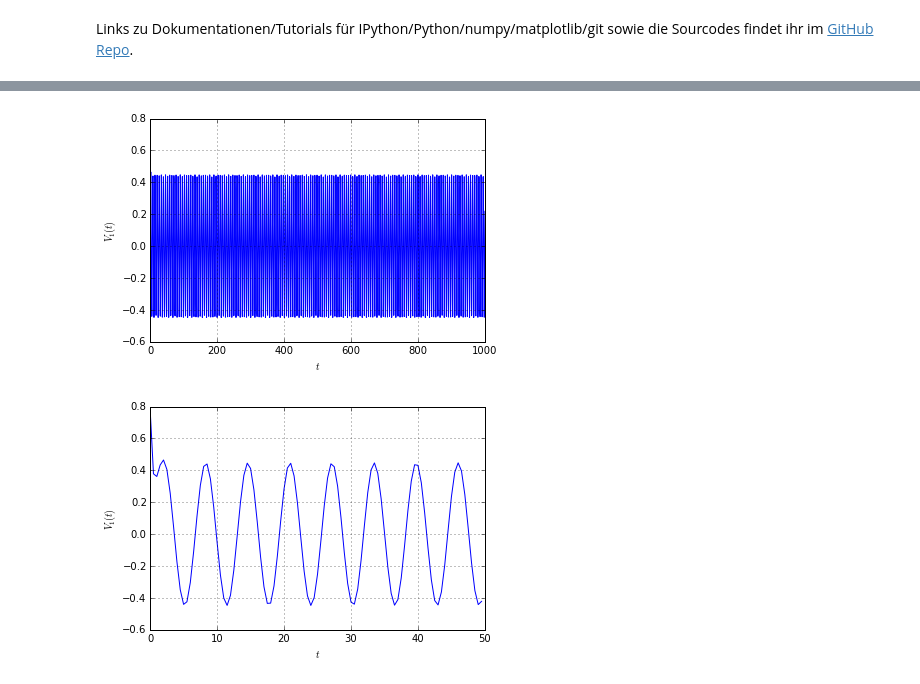
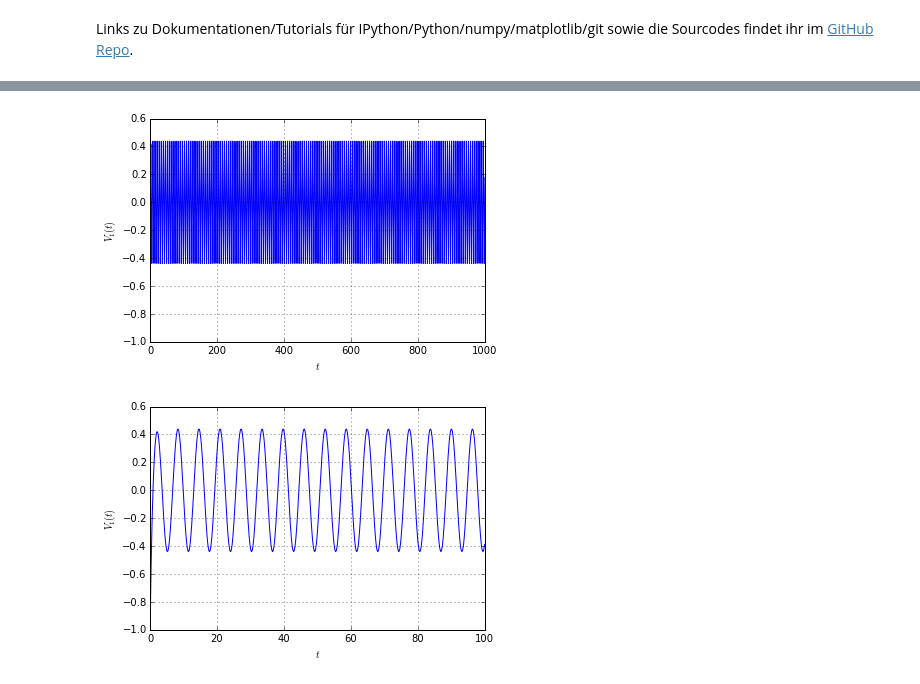
Before and after one commit to BerndSchwarzenbacher/numdiff, a Jupyter notebook: ueb3/ex14.ipynb, the cells around one changed output, grey strips where cells are left out. Saved outputs shown, nothing was run; the diff lists cells and outputs as text; code cells hidden in the pictures.

```diff
--- a/ueb3/ex14.ipynb
+++ b/ueb3/ex14.ipynb
@@ -28,20 +28,20 @@ plt.grid()
 # %%
-impl_omeg1 = np.loadtxt('ex08_impl_omeg1_1e-3.out')
-time = expl_omeg1[:,0]
-V1 = expl_omeg1[:,1]
-V2 = expl_omeg1[:,2]
+impl_eul_e1 = np.loadtxt('data/ex14_impl_eul_e-1.out')
+time = impl_eul_e1[:,0]
+V1 = impl_eul_e1[:,1]
+V2 = impl_eul_e1[:,2]
 # %%
 plt.plot(time, V1)
 plt.ylabel(r'$V_{1}(t)$')
 plt.xlabel(r'$t$')
 plt.grid()
 # %% [output]
-[figure, old version]
+[figure, new version]
 # %%
-plt.plot(time[:100], V1[:100])
+plt.plot(time[:1000], V1[:1000])
 plt.ylabel(r'$V_{1}(t)$')
 plt.xlabel(r'$t$')
 plt.grid()
 # %% [output]
-[figure, old version]
+[figure, new version]
 # %%
```
Also changed, not shown: parts of 18 cells of this notebook, 2 other files.
